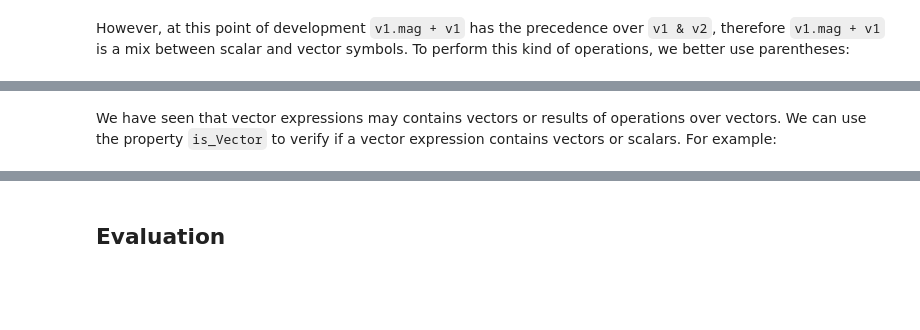
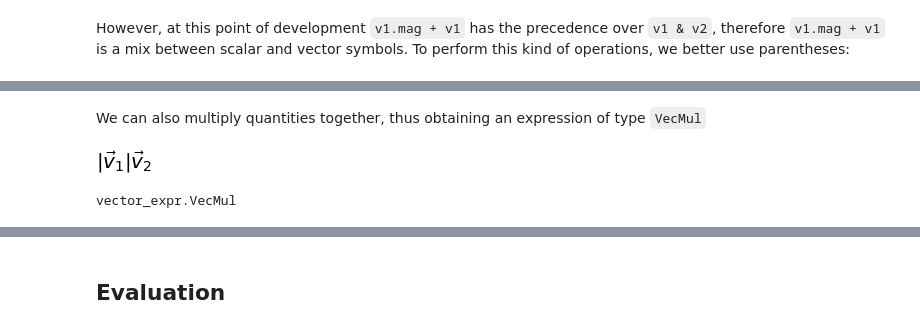
Before and after one commit to tomdunbar/sympy_vector_expressions, a Jupyter notebook: Tutorial_1_Basic.ipynb, the cells around one changed output, grey strips where cells are left out. Cells and saved outputs as stored; diff of their text form; code cells hidden in the pictures; blank space fills up the shorter version.

```diff
--- a/Tutorial_1_Basic.ipynb
+++ b/Tutorial_1_Basic.ipynb
@@ -178,2 +195,10 @@ expr
-# %% [markdown]
-We have seen that vector expressions may contains vectors or results of operations over vectors. We can use the property `is_Vector` to verify if a vector expression contains vectors or scalars. For example:
+# %% [markdown]
+We can also multiply quantities together, thus obtaining an expression of type `VecMul`
+# %%
+v1.mag * v2
+# %% [output]
+[figure, added]
+# %%
+type(_)
+# %% [output]
+vector_expr.VecMul
```
Also changed, not shown: parts of 48 cells of this notebook, 12 other files.
